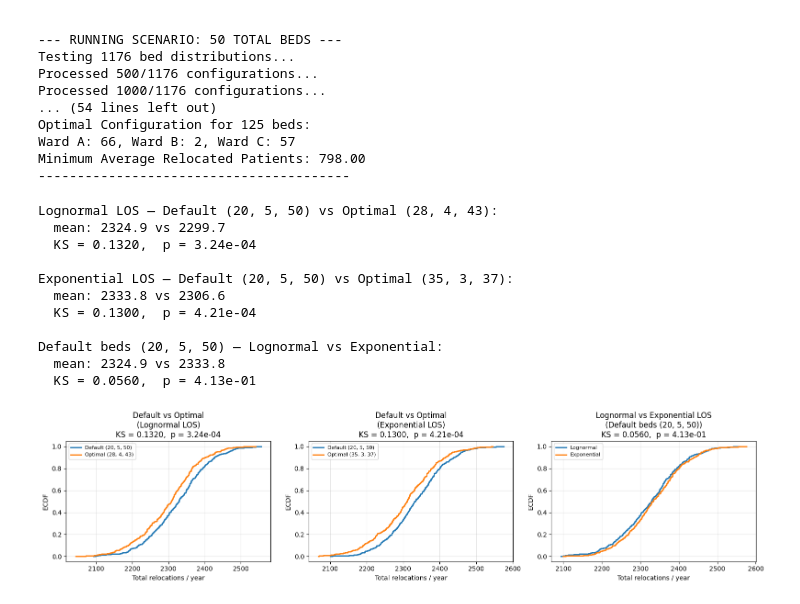
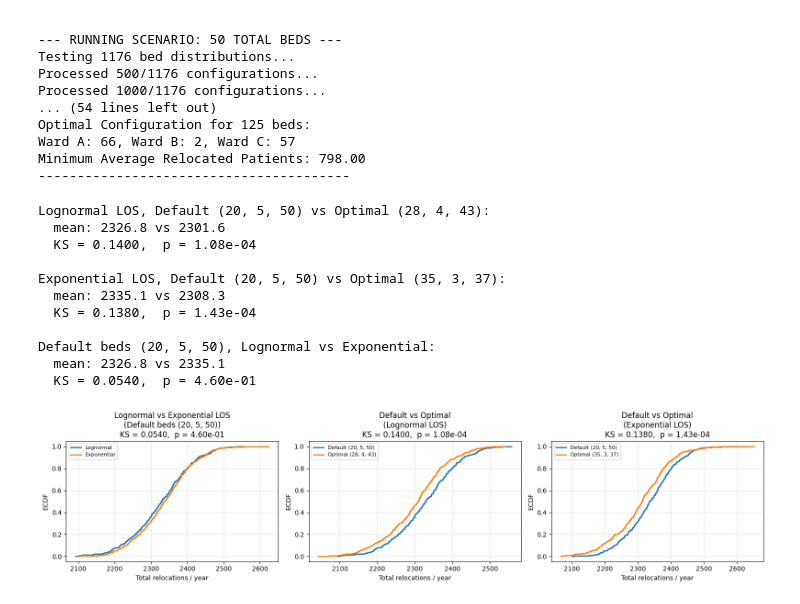
Before and after one commit to kris907j/Stochastic_sim, a Jupyter notebook: Project_2/source_notebook_2.ipynb, the cells around one changed output. Cells and saved outputs as stored; diff of their text form; code cells hidden in the pictures.

```diff
--- a/Project_2/source_notebook_2.ipynb
+++ b/Project_2/source_notebook_2.ipynb
@@ -799,7 +799,7 @@ Ward A: 66, Ward B: 2, Ward C: 57
 Minimum Average Relocated Patients: 798.00
 ----------------------------------------
 # %%
-def get_raw_totals(beds_a, beds_b, beds_c, R=500, use_exponential=False, base_seed=100):
+def get_raw_totals(beds_a, beds_b, beds_c, R=500, use_exponential=False, base_seed=42):
     wa = Ward("Ward A", arrival_func=arrival_a, u=mu_a, mean_los=a_scale,
               std=common_std, beds=beds_a, use_exponential=use_exponential)
     wb = Ward("Ward B", arrival_func=arrival_b, u=mu_b, mean_los=b_scale,
@@ -818,50 +818,51 @@ beds_opt_ln  = (28, 4, 43)
 beds_opt_exp = (35, 3, 37)
 R = 500
 
-raw_default_ln  = get_raw_totals(*beds_default, R=R, use_exponential=False, base_seed=100)
-raw_optimal_ln  = get_raw_totals(*beds_opt_ln,  R=R, use_exponential=False, base_seed=100)
-raw_default_exp = get_raw_totals(*beds_default, R=R, use_exponential=True,  base_seed=100)
-raw_optimal_exp = get_raw_totals(*beds_opt_exp, R=R, use_exponential=True,  base_seed=100)
+raw_default_ln  = get_raw_totals(*beds_default, R=R, use_exponential=False, base_seed=42)
+raw_optimal_ln  = get_raw_totals(*beds_opt_ln,  R=R, use_exponential=False, base_seed=42)
+raw_default_exp = get_raw_totals(*beds_default, R=R, use_exponential=True,  base_seed=42)
+raw_optimal_exp = get_raw_totals(*beds_opt_exp, R=R, use_exponential=True,  base_seed=42)
+
 
 comparisons = [
     (raw_default_ln,  raw_optimal_ln,  f'Default {beds_default}',  f'Optimal {beds_opt_ln}',  'Lognormal LOS'),
     (raw_default_exp, raw_optimal_exp, f'Default {beds_default}',  f'Optimal {beds_opt_exp}', 'Exponential LOS'),
     (raw_default_ln,  raw_default_exp, 'Lognormal',                'Exponential',             f'Default beds {beds_default}'),
 ]
 for a, b, la, lb, label in comparisons:
     ks, p = stats.ks_2samp(a, b)
-    print(f"\n{label} — {la} vs {lb}:")
+    print(f"\n{label}, {la} vs {lb}:")
     print(f"  mean: {a.mean():.1f} vs {b.mean():.1f}")
     print(f"  KS = {ks:.4f},  p = {p:.2e}")
 
 fig, axes = plt.subplots(1, 3, figsize=(16, 4))
 plot_data = [
+    (raw_default_ln,  raw_default_exp, 'Lognormal',               'Exponential',             f'Lognormal vs Exponential LOS\n(Default beds {beds_default})'),
     (raw_default_ln,  raw_optimal_ln,  f'Default {beds_default}', f'Optimal {beds_opt_ln}',  'Default vs Optimal\n(Lognormal LOS)'),
     (raw_default_exp, raw_optimal_exp, f'Default {beds_default}', f'Optimal {beds_opt_exp}', 'Default vs Optimal\n(Exponential LOS)'),
-    (raw_default_ln,  raw_default_exp, 'Lognormal',               'Exponential',             f'Lognormal vs Exponential LOS\n(Default beds {beds_default})'),
 ]
 for ax, (a, b, la, lb, title) in zip(axes, plot_data):
     for sample, label in [(a, la), (b, lb)]:
         x = np.sort(sample)
         y = np.arange(1, len(x)+1) / len(x)
         ax.step(x, y, where='post', label=label, lw=2)
     ks, p = stats.ks_2samp(a, b)
     ax.set(xlabel='Total relocations / year', ylabel='ECDF',
            title=f'{title}\nKS = {ks:.4f},  p = {p:.2e}')
     ax.legend(fontsize=8); ax.grid(alpha=0.3)
 
 plt.tight_layout()
 plt.show()
 # %% [output]
-Lognormal LOS — Default (20, 5, 50) vs Optimal (28, 4, 43):
-  mean: 2324.9 vs 2299.7
-  KS = 0.1320,  p = 3.24e-04
+Lognormal LOS, Default (20, 5, 50) vs Optimal (28, 4, 43):
+  mean: 2326.8 vs 2301.6
+  KS = 0.1400,  p = 1.08e-04
 
-Exponential LOS — Default (20, 5, 50) vs Optimal (35, 3, 37):
-  mean: 2333.8 vs 2306.6
-  KS = 0.1300,  p = 4.21e-04
+Exponential LOS, Default (20, 5, 50) vs Optimal (35, 3, 37):
+  mean: 2335.1 vs 2308.3
+  KS = 0.1380,  p = 1.43e-04
 
-Default beds (20, 5, 50) — Lognormal vs Exponential:
-  mean: 2324.9 vs 2333.8
-  KS = 0.0560,  p = 4.13e-01
+Default beds (20, 5, 50), Lognormal vs Exponential:
+  mean: 2326.8 vs 2335.1
+  KS = 0.0540,  p = 4.60e-01
-[figure, old version]
+[figure, new version]
```
